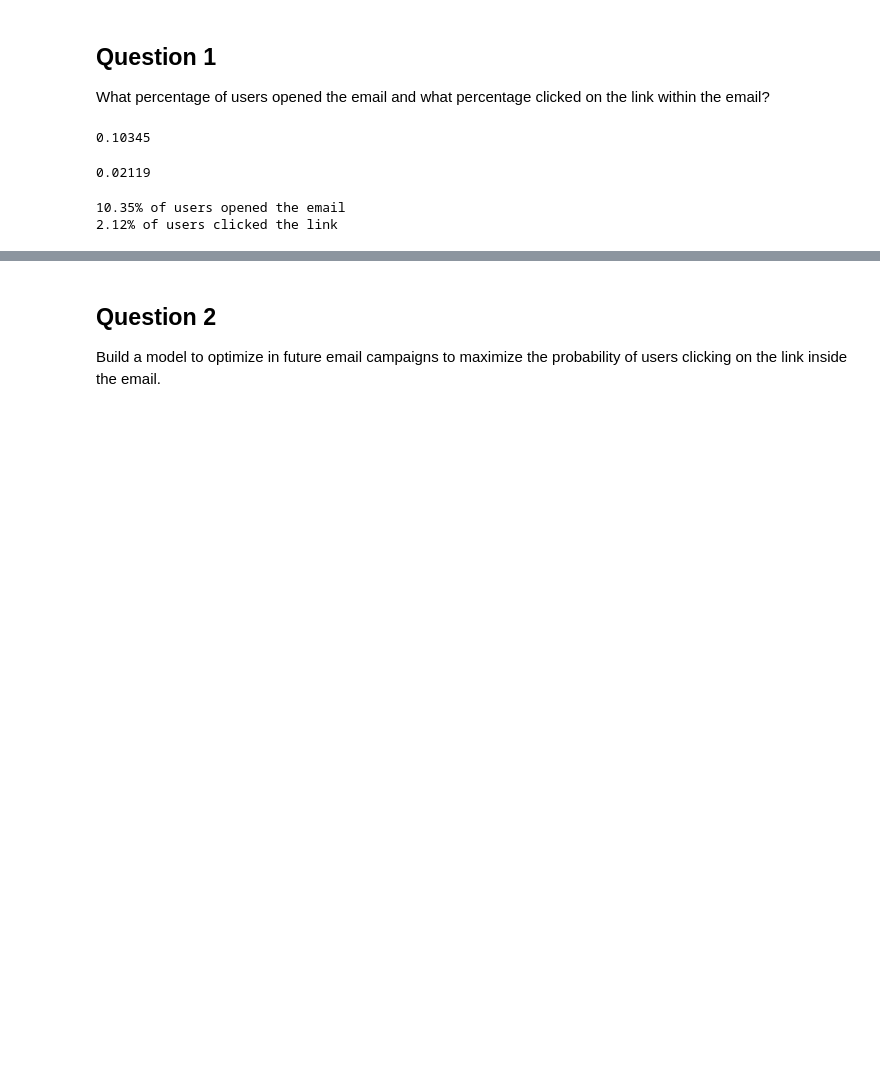
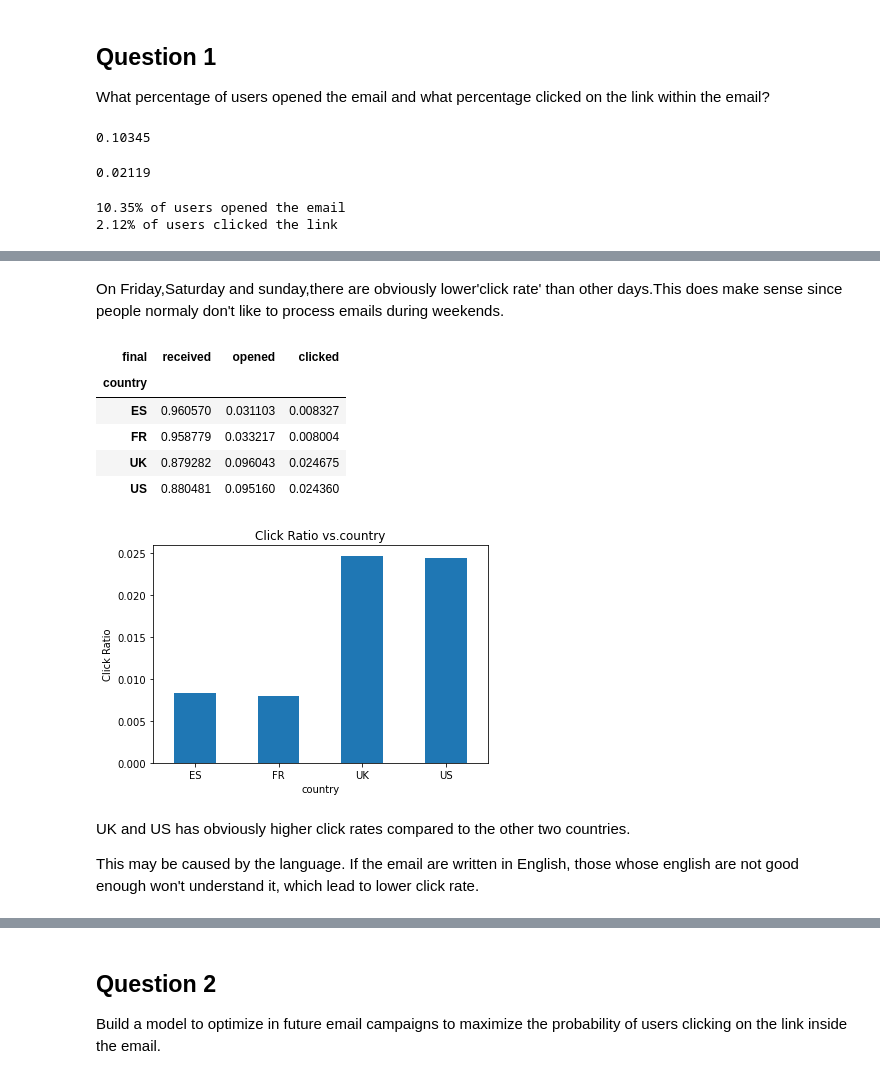
Before and after one commit to Aliciaworld/DS-TakeHomeChallenges, a Jupyter notebook: 07. Marketing Email Campaign.ipynb, the cells around one changed output, grey strips where cells are left out. Saved outputs shown, nothing was run; the diff lists cells and outputs as text; code cells hidden in the pictures; blank space fills up the shorter version.

```diff
--- a/07. Marketing Email Campaign.ipynb
+++ b/07. Marketing Email Campaign.ipynb
@@ -133,0 +213,17 @@ print("{:.2f}% of users clicked the link".format(click_percentage * 100))
+# %% [markdown]
+On Friday,Saturday and sunday,there are obviously lower'click rate' than other days.This does make sense since people normaly don't like to process emails during weekends.
+# %%
+# check if country has influence on click rate
+feature_plot('country')
+# %% [output]
+| final | received | opened | clicked |
+| country |  |  |  |
+| ES | 0.960570 | 0.031103 | 0.008327 |
+| FR | 0.958779 | 0.033217 | 0.008004 |
+| UK | 0.879282 | 0.096043 | 0.024675 |
+| US | 0.880481 | 0.095160 | 0.024360 |
+[figure, added]
+# %% [markdown]
+UK and US has obviously higher click rates compared to the other two countries.
+
+This may be caused by the language. If the email are written in English, those whose english are not good enough won't understand it, which lead to lower click rate.
```
Also changed, not shown: parts of 49 cells of this notebook.
